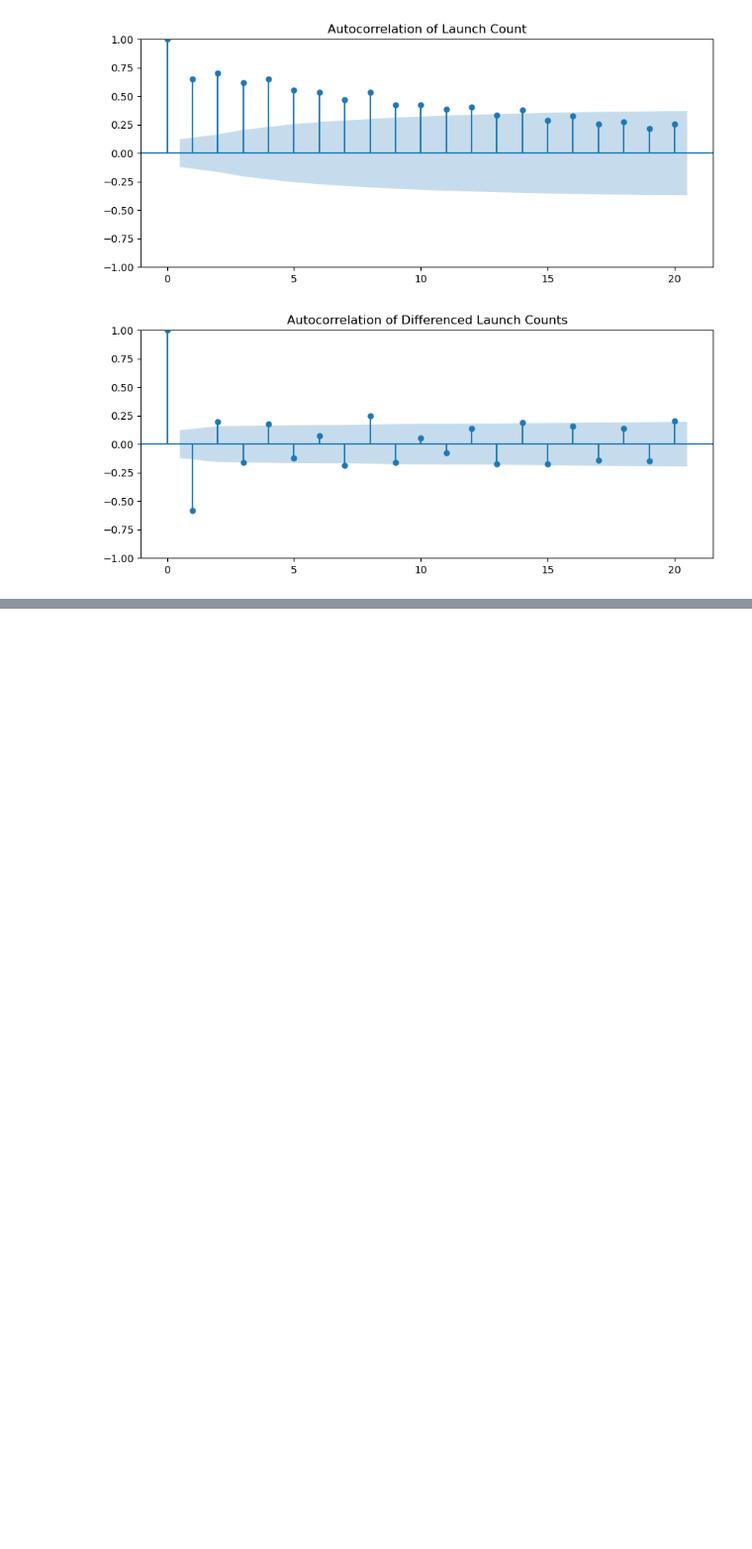
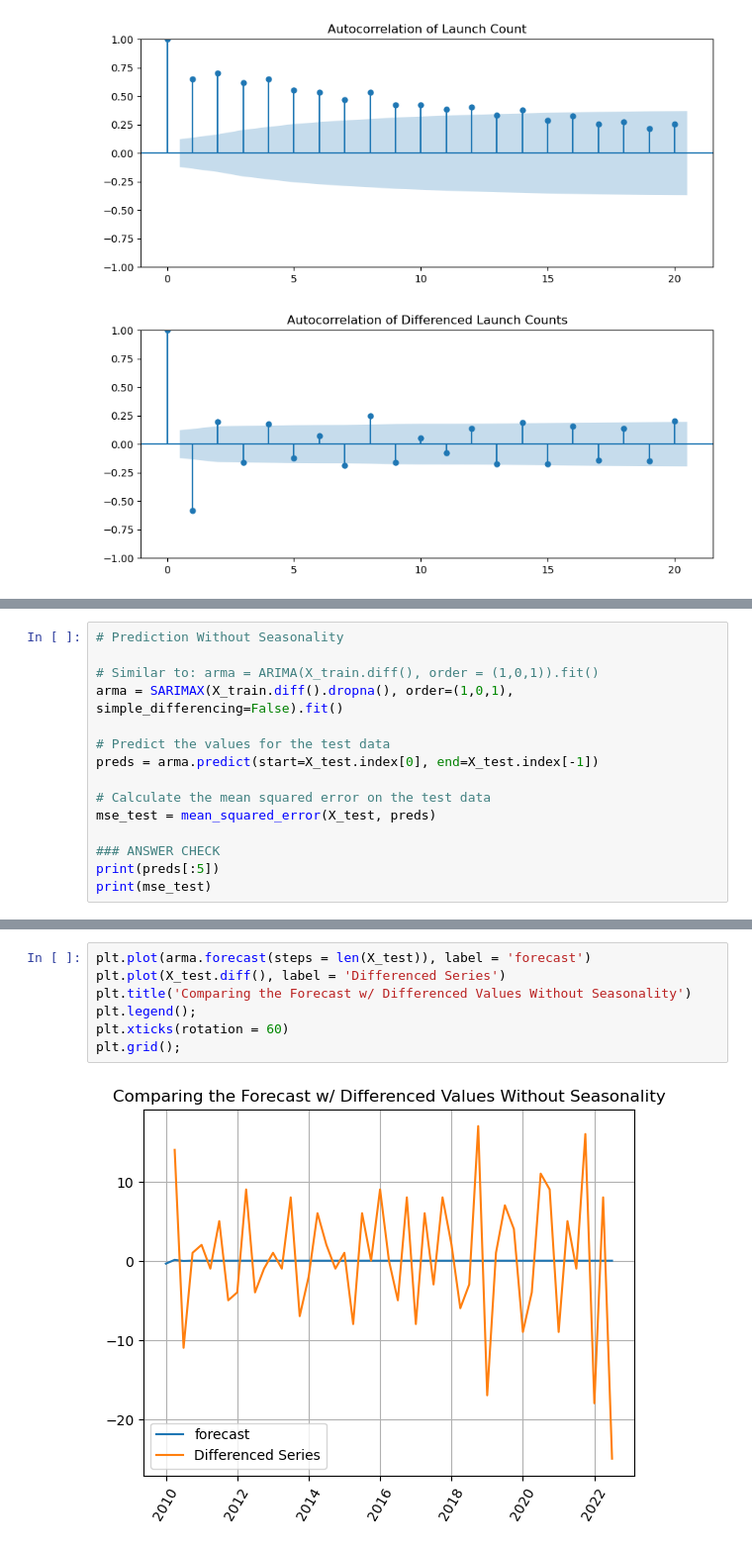
Before and after one commit to elmunoz42/mars-image-dataset-analysis, a Jupyter notebook: space_missions/space-missions-timeseries.ipynb, the cells around one changed output, grey strips where cells are left out. Shown at 99% size. Cells and saved outputs as stored; diff of their text form; blank space fills up the shorter version.

```diff
--- a/space_missions/space-missions-timeseries.ipynb
+++ b/space_missions/space-missions-timeseries.ipynb
@@ -406,0 +507,15 @@ plt.show()
+# %%
+# Prediction Without Seasonality
+
+# Similar to: arma = ARIMA(X_train.diff(), order = (1,0,1)).fit()
+arma = SARIMAX(X_train.diff().dropna(), order=(1,0,1), simple_differencing=False).fit()
+
+# Predict the values for the test data
+preds = arma.predict(start=X_test.index[0], end=X_test.index[-1])
+
+# Calculate the mean squared error on the test data
+mse_test = mean_squared_error(X_test, preds)
+
+### ANSWER CHECK
+print(preds[:5])
+print(mse_test)
@@ -406,0 +541,9 @@ plt.show()
+# %%
+plt.plot(arma.forecast(steps = len(X_test)), label = 'forecast')
+plt.plot(X_test.diff(), label = 'Differenced Series')
+plt.title('Comparing the Forecast w/ Differenced Values Without Seasonality')
+plt.legend();
+plt.xticks(rotation = 60)
+plt.grid();
+# %% [output]
+[figure, added]
```
Also changed, not shown: parts of 18 cells of this notebook.
